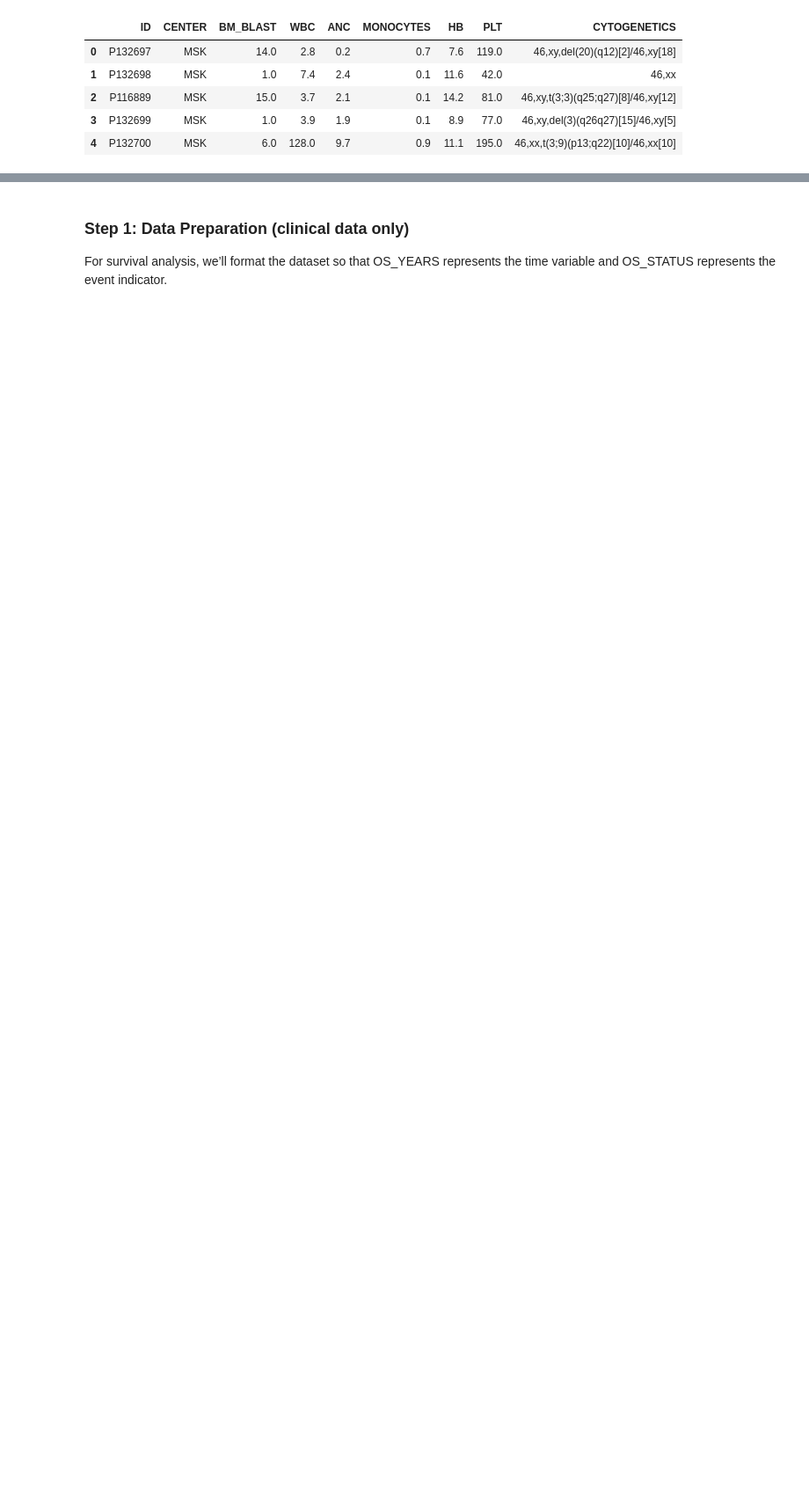
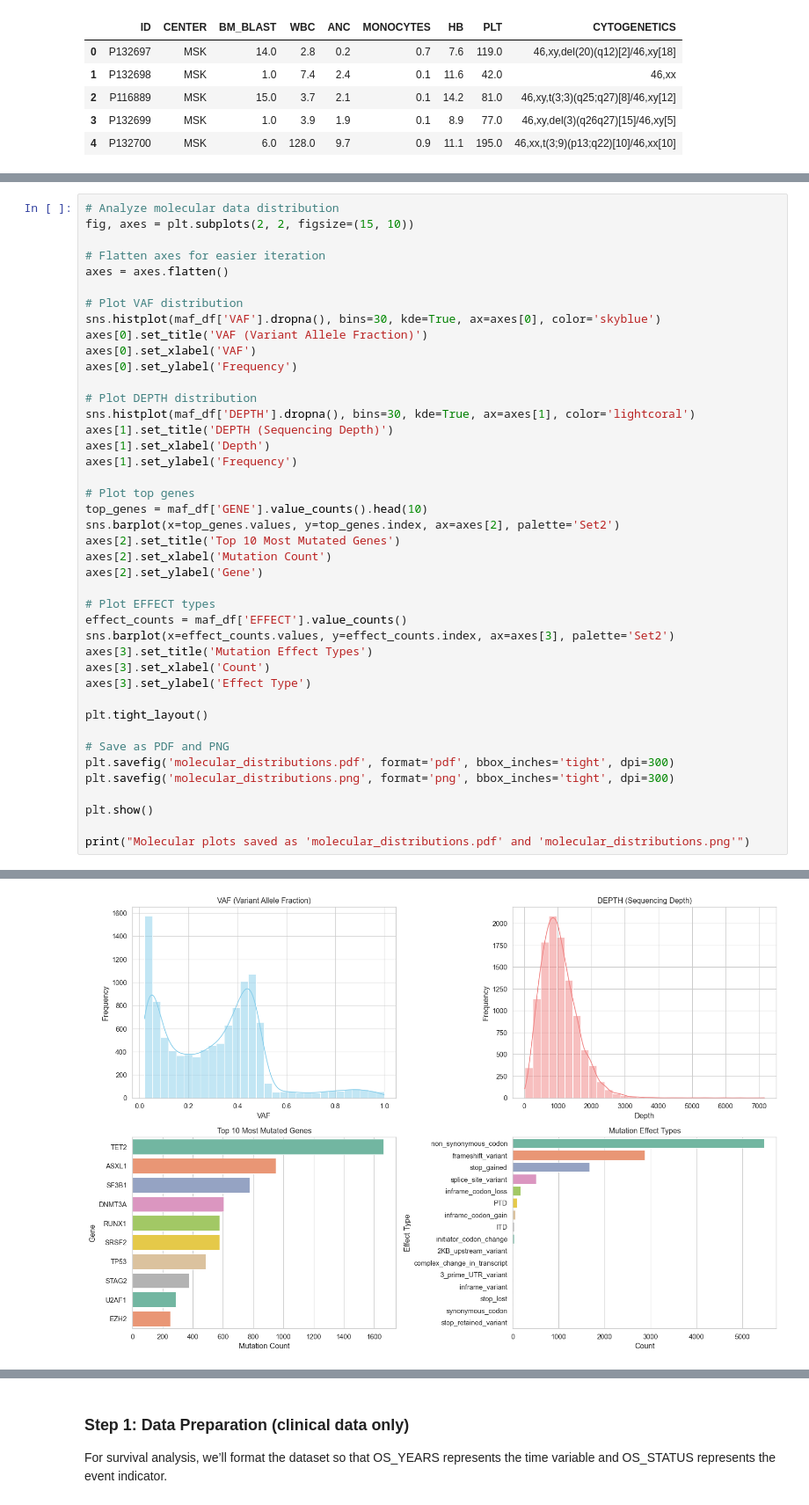
Before and after one commit to arthurdrk/QRT-Challenge-2025, a Jupyter notebook: src/exploration/Benchmark_nqBJ7fO.ipynb, the cells around one changed output, grey strips where cells are left out. Shown at 88% size. Cells and saved outputs as stored; diff of their text form; blank space fills up the shorter version.

```diff
--- a/src/exploration/Benchmark_nqBJ7fO.ipynb
+++ b/src/exploration/Benchmark_nqBJ7fO.ipynb
@@ -91,0 +200,43 @@ maf_df.head()
+# %%
+# Analyze molecular data distribution
+fig, axes = plt.subplots(2, 2, figsize=(15, 10))
+
+# Flatten axes for easier iteration
+axes = axes.flatten()
+
+# Plot VAF distribution
+sns.histplot(maf_df['VAF'].dropna(), bins=30, kde=True, ax=axes[0], color='skyblue')
+axes[0].set_title('VAF (Variant Allele Fraction)')
+axes[0].set_xlabel('VAF')
+axes[0].set_ylabel('Frequency')
+
+# Plot DEPTH distribution
+sns.histplot(maf_df['DEPTH'].dropna(), bins=30, kde=True, ax=axes[1], color='lightcoral')
+axes[1].set_title('DEPTH (Sequencing Depth)')
+axes[1].set_xlabel('Depth')
+axes[1].set_ylabel('Frequency')
+
+# Plot top genes
+top_genes = maf_df['GENE'].value_counts().head(10)
+sns.barplot(x=top_genes.values, y=top_genes.index, ax=axes[2], palette='Set2')
+axes[2].set_title('Top 10 Most Mutated Genes')
+axes[2].set_xlabel('Mutation Count')
+axes[2].set_ylabel('Gene')
+
+# Plot EFFECT types
+effect_counts = maf_df['EFFECT'].value_counts()
+sns.barplot(x=effect_counts.values, y=effect_counts.index, ax=axes[3], palette='Set2')
+axes[3].set_title('Mutation Effect Types')
+axes[3].set_xlabel('Count')
+axes[3].set_ylabel('Effect Type')
+
+plt.tight_layout()
+
+# Save as PDF and PNG
+plt.savefig('molecular_distributions.pdf', format='pdf', bbox_inches='tight', dpi=300)
+plt.savefig('molecular_distributions.png', format='png', bbox_inches='tight', dpi=300)
+
+plt.show()
+
+print("Molecular plots saved as 'molecular_distributions.pdf' and 'molecular_distributions.png'")
+# %% [output]
@@ -91,0 +250 @@ maf_df.head()
+[figure, added]
```
Also changed, not shown: parts of 4 cells of this notebook, 34 other files.
